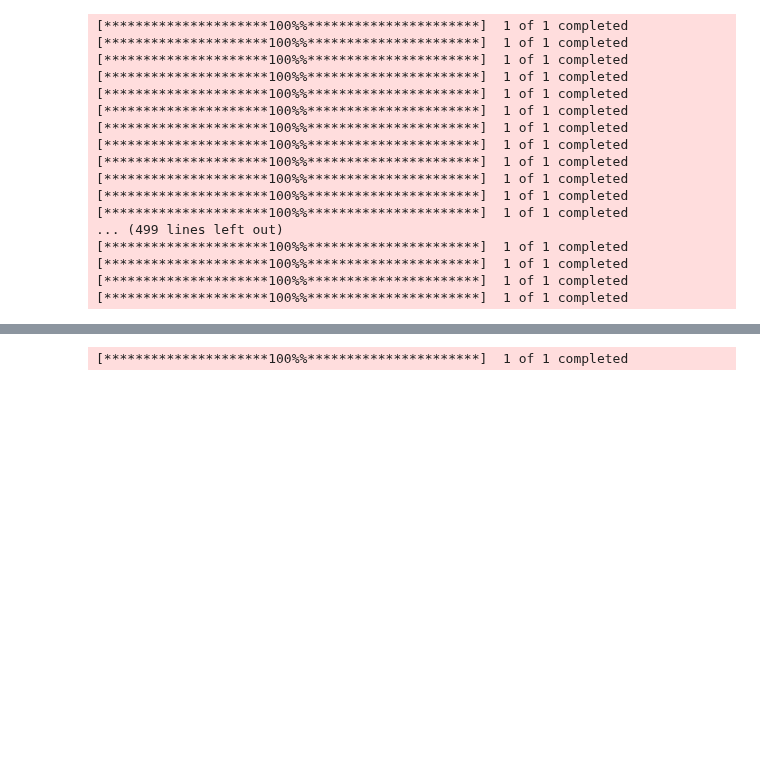
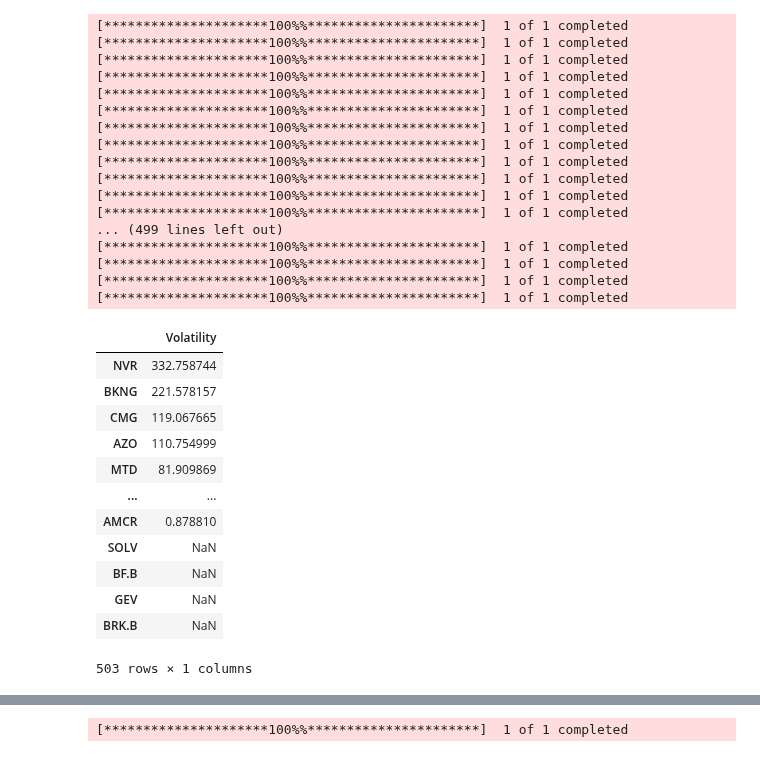
Before and after one commit to shekharbiswas/LSTM-Stock-Analysis, a Jupyter notebook: data_collection.ipynb, the cells around one changed output, grey strips where cells are left out. Saved outputs shown, nothing was run; the diff lists cells and outputs as text; code cells hidden in the pictures; blank space fills up the shorter version.

```diff
--- a/data_collection.ipynb
+++ b/data_collection.ipynb
@@ -161,3 +143,19 @@ volatility_df.to_csv('volatility_df.csv')
 [*********************100%%**********************]  1 of 1 completed
 [*********************100%%**********************]  1 of 1 completed
 [*********************100%%**********************]  1 of 1 completed
+# %%
+volatility_df
+# %% [output]
+|  | Volatility |
+| NVR | 332.758744 |
+| BKNG | 221.578157 |
+| CMG | 119.067665 |
+| AZO | 110.754999 |
+| MTD | 81.909869 |
+| ... | ... |
+| AMCR | 0.878810 |
+| SOLV | NaN |
+| BF.B | NaN |
+| GEV | NaN |
+| BRK.B | NaN |
+503 rows × 1 columns
```
Also changed, not shown: parts of 5 cells of this notebook.
